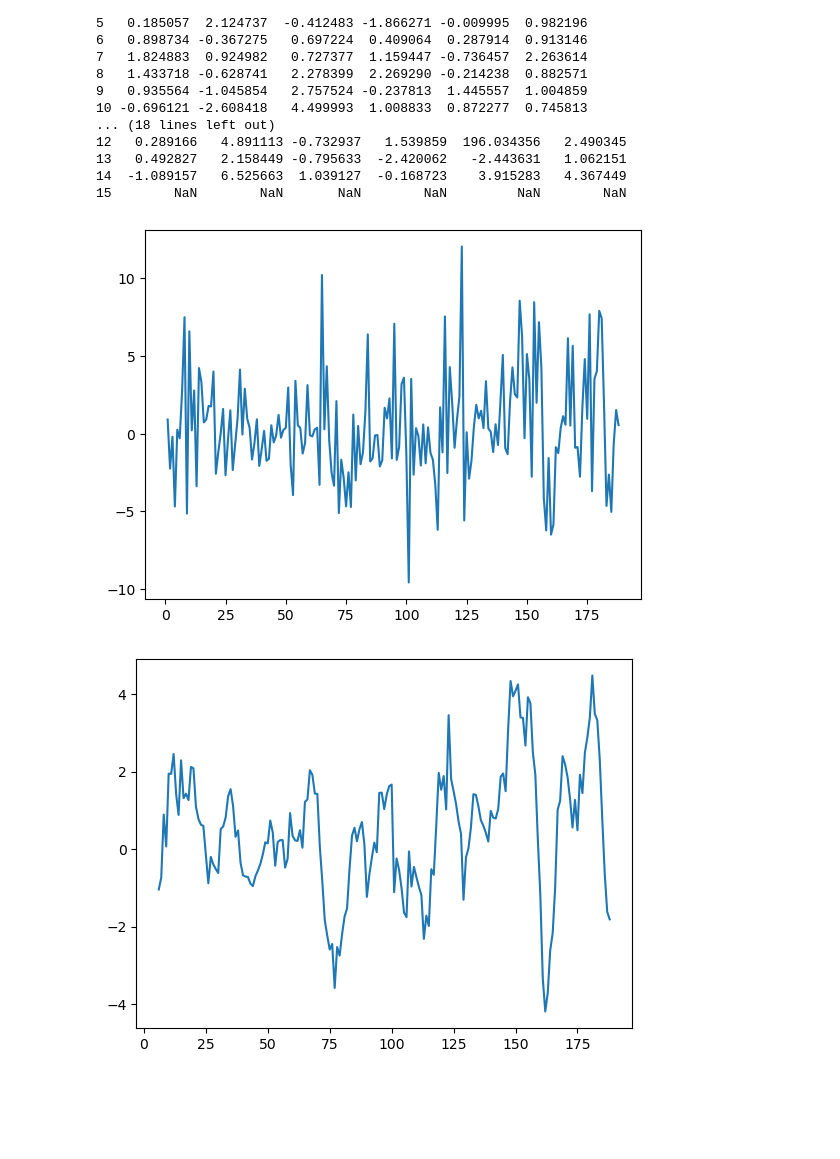
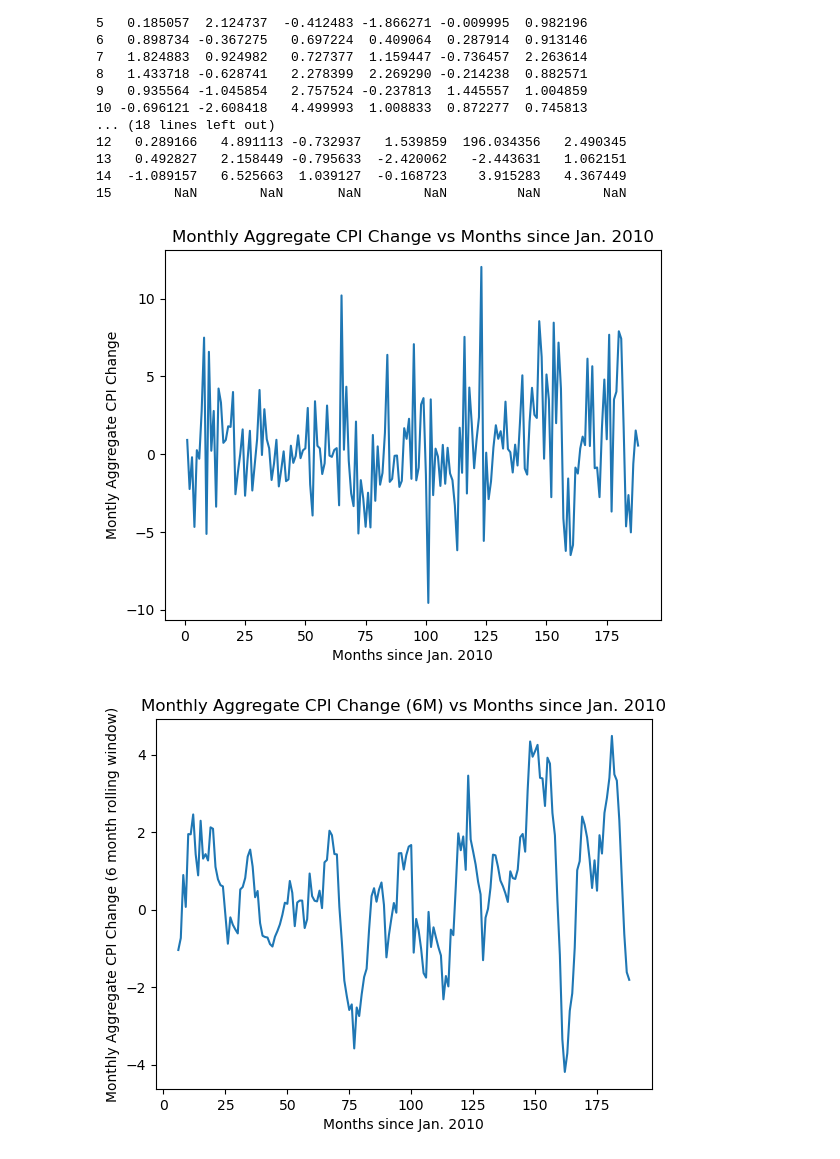
Before and after one commit to Yimo-Liu-13196/MAD2502, a Jupyter notebook: Project.ipynb, the cells around one changed output. Drawn from its saved outputs; the diff is of its cells as text; code cells hidden in the pictures; blank space fills up the shorter version.

Commit message:
New visualization graphs

```diff
--- a/Project.ipynb
+++ b/Project.ipynb
@@ -136,20 +134,28 @@ print(second_half_delta_gap_df)
 15        NaN        NaN       NaN        NaN         NaN        NaN
 # %%
 import matplotlib.pyplot as plt
-import numpy as np
 
 y = agg_cpi_df.iloc[:, 1:].to_numpy().flatten()
 
 plt.plot(y)
-#plt.savefig("aggregate_inflation_data", dpi=300, bbox_inches="tight")
+plt.title("Monthly Aggregate CPI Change vs Months since Jan. 2010")
+plt.xlabel("Months since Jan. 2010")
+plt.ylabel("Montly Aggregate CPI Change")
+plt.savefig("base_aggregate_inflation_data", dpi=300, bbox_inches="tight")
 plt.show()
 # %% [output]
-[figure, old version]
+[figure, new version]
 # %%
-rolling_averaged_agg_cpi = pd.Series(y).rolling(window=6).mean()
+months = 6
+
+rolling_averaged_agg_cpi = pd.Series(y).rolling(window=months).mean()
+
 plt.plot(rolling_averaged_agg_cpi)
-plt.savefig("aggregate_inflation_data_6_month_roll", dpi=300, bbox_inches="tight")
+plt.title(f"Monthly Aggregate CPI Change ({months}M) vs Months since Jan. 2010")
+plt.xlabel("Months since Jan. 2010")
+plt.ylabel(f"Monthly Aggregate CPI Change ({months} month rolling window)")
+plt.savefig(f"{months}_month_roll_aggregate_inflation_data", dpi=300, bbox_inches="tight")
 plt.show()
 # %% [output]
-[figure, old version]
+[figure, new version]
 # %%
```
Also changed, not shown: parts of 7 cells of this notebook.
